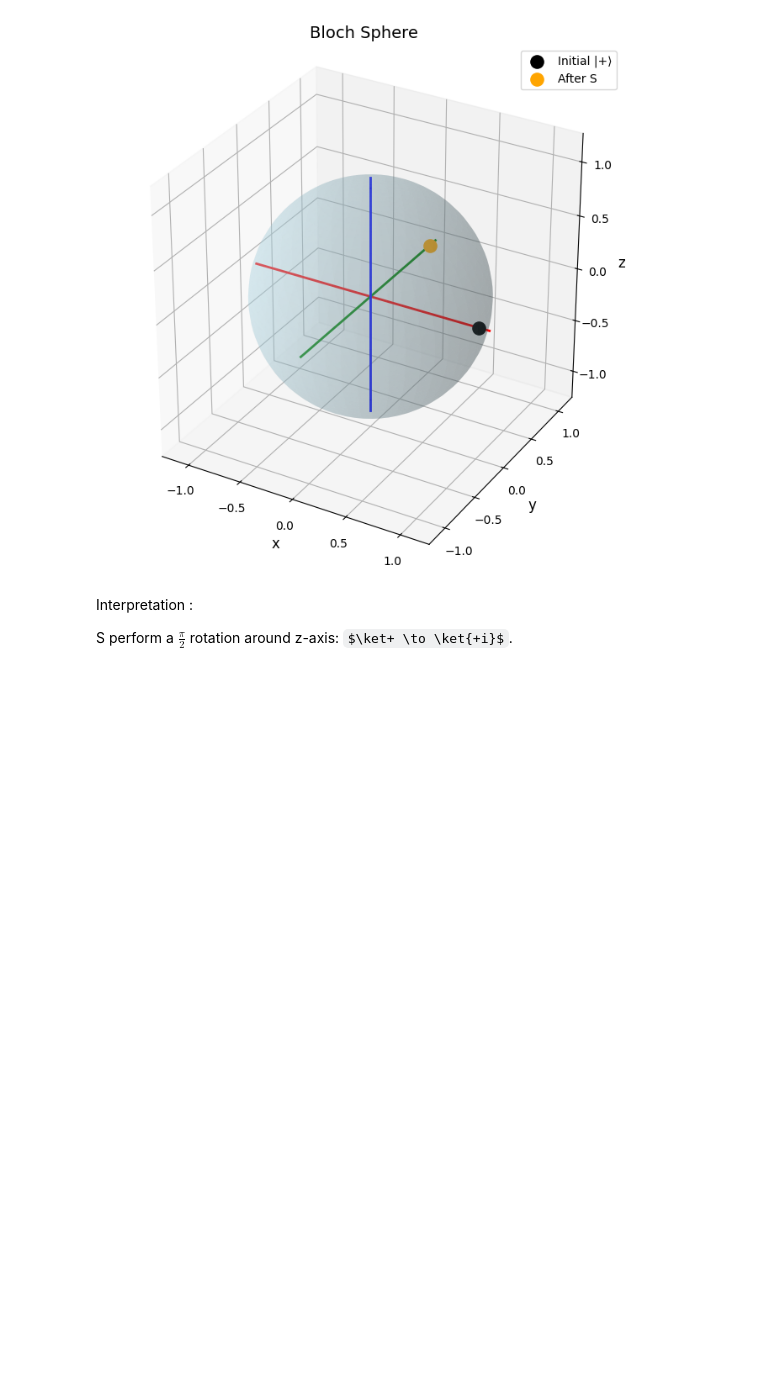
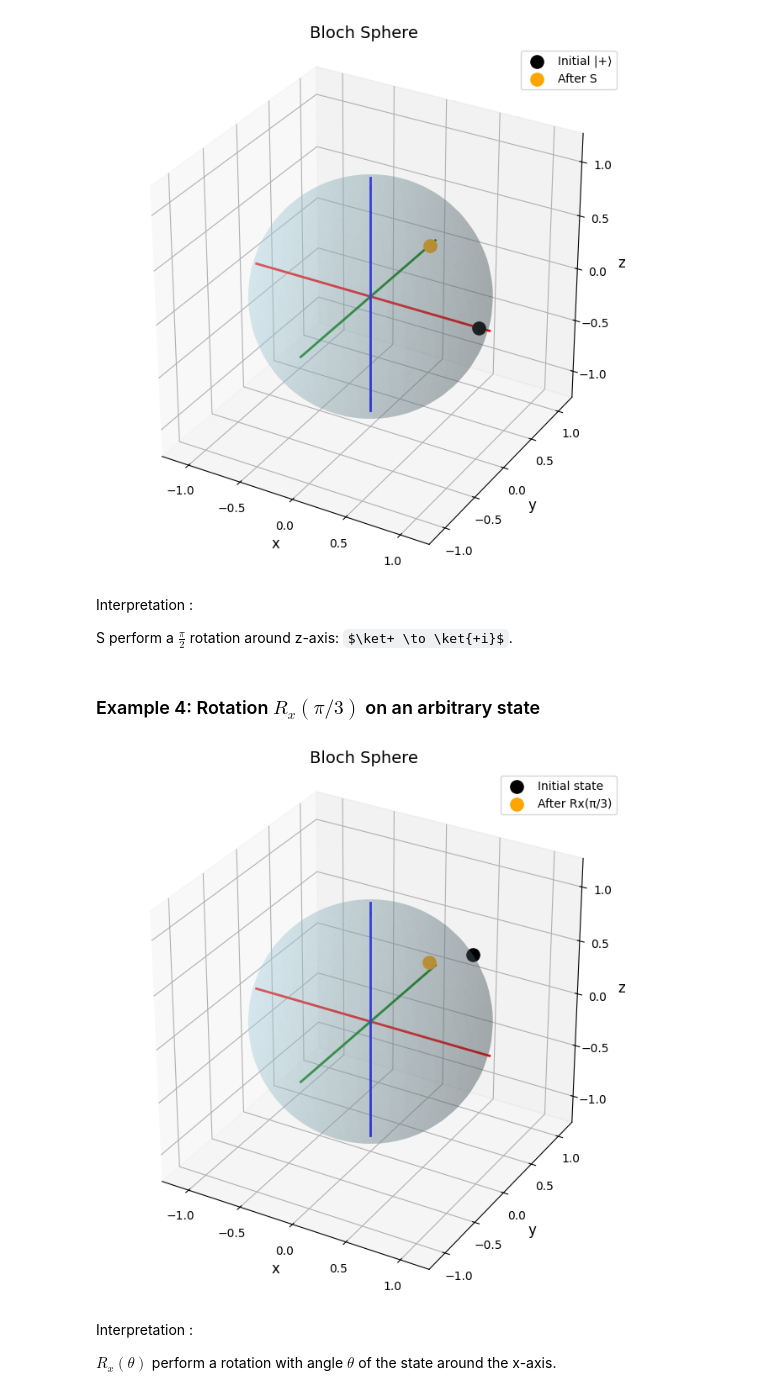
Before and after one commit to Shady-25/qc_bridge_qubit_dynamics, a Jupyter notebook: Notebooks/03_Single_Qubit_Gates.ipynb, the cells around one changed output. Drawn from its saved outputs; the diff is of its cells as text; code cells hidden in the pictures; some formulas as TeX source; blank space fills up the shorter version.

Commit message:
implementing a pi/3 rotation on an arbitrary state.

```diff
--- a/Notebooks/03_Single_Qubit_Gates.ipynb
+++ b/Notebooks/03_Single_Qubit_Gates.ipynb
@@ -635,3 +635,27 @@ plt.show()
 Interpretation :
 
 S perform a $\frac{\pi}{2}$ rotation around z-axis: $\ket+ \to \ket{+i}$.
+# %% [markdown]
+### Example 4: Rotation $R_x(\pi/3)$ on an arbitrary state
+# %%
+psi_in = state_from_angles(theta=np.pi/3, phi=np.pi/4)
+psi_out = Rx(np.pi/3) @ psi_in
+
+r_in  = bloch_vector(psi_in)
+r_out = bloch_vector(psi_out)
+
+fig = plt.figure(figsize=(8, 8))
+ax = fig.add_subplot(111, projection='3d')
+
+plot_bloch_sphere(ax)
+plot_state(ax, r_in,  "black",  "Initial state")
+plot_state(ax, r_out, "orange", "After Rx(π/3)")
+
+ax.legend()
+plt.show()
+# %% [output]
+[figure, added]
+# %% [markdown]
+Interpretation :
+
+$R_x(\theta)$ perform a rotation with angle $\theta$ of the state around the x-axis.
```
